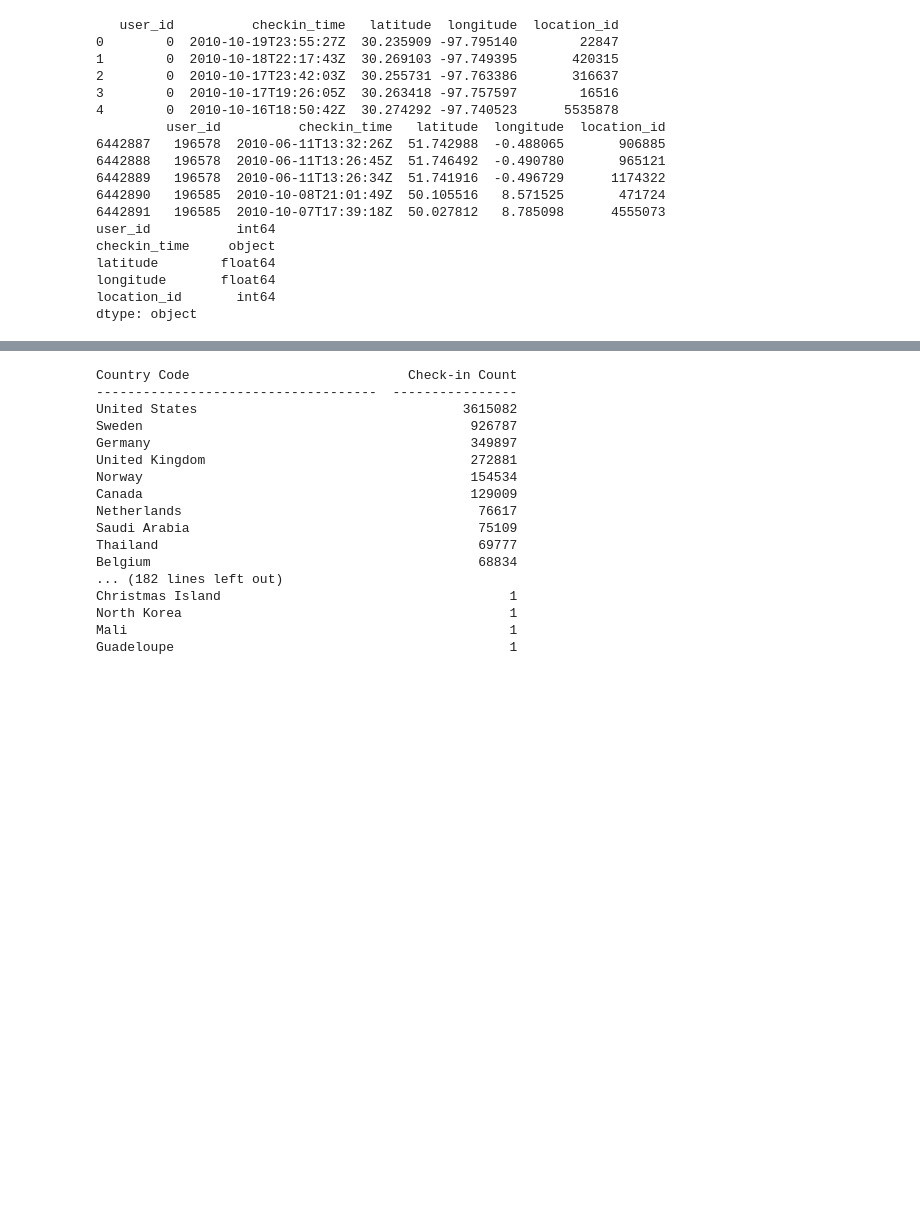
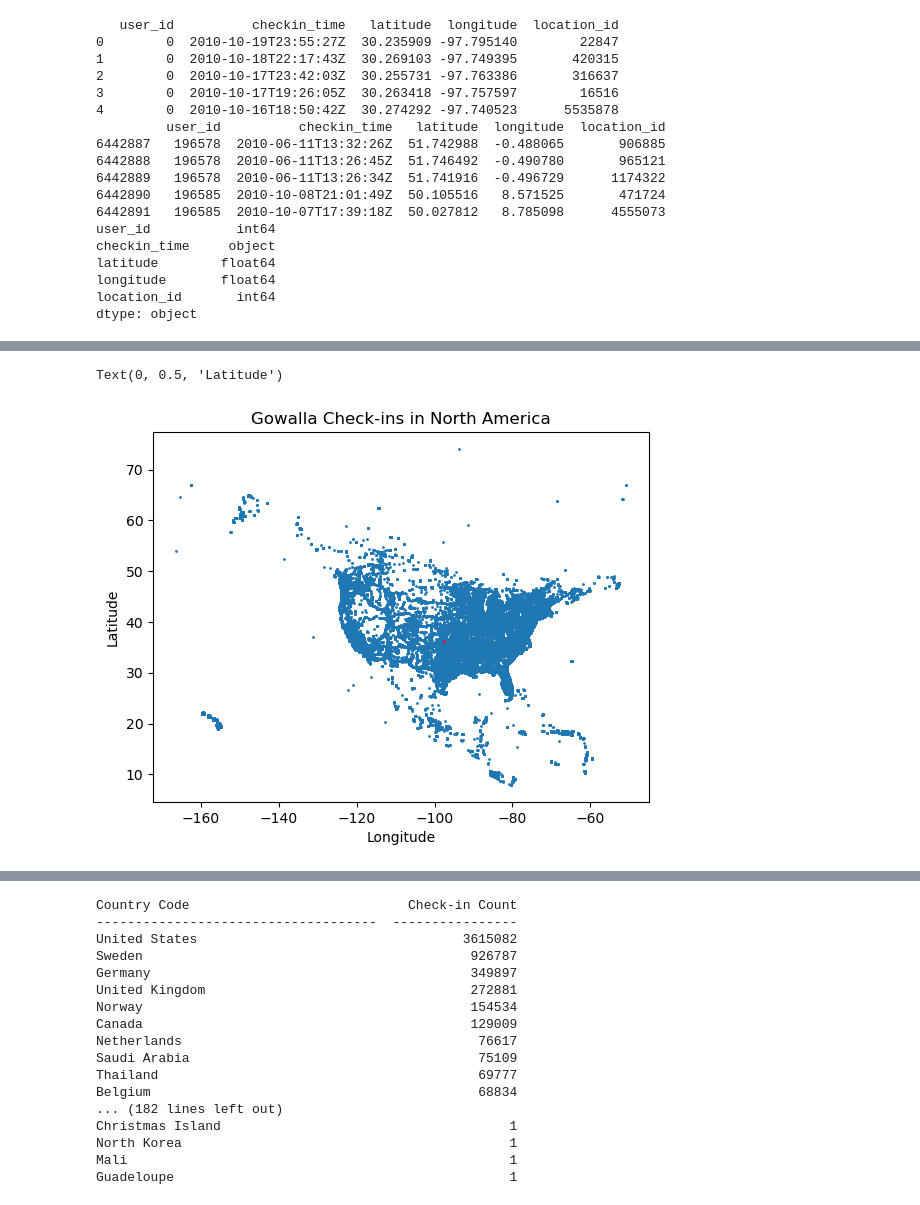
Before and after one commit to RusnacAM/Data-Mining, a Jupyter notebook: data_mining_project_report.ipynb, the cells around one changed output, grey strips where cells are left out. Saved outputs shown, nothing was run; the diff lists cells and outputs as text; code cells hidden in the pictures; blank space fills up the shorter version.

```diff
--- a/data_mining_project_report.ipynb
+++ b/data_mining_project_report.ipynb
@@ -157,0 +272,9 @@ Text(0, 0.5, 'Latitude')
+# %%
+plt.scatter(df[df["continent"] == "North America"]["longitude"], df[df["continent"] == "North America"]["latitude"], s=1, label="North America")
+plt.plot(df[df["continent"] == "North America"]["longitude"].mean(), df[df["continent"] == "North America"]["latitude"].mean(), 'o', c="red", markersize=1, label="North America")
+plt.title("Gowalla Check-ins in North America")
+plt.xlabel("Longitude")
+plt.ylabel("Latitude")
+# %% [output]
+Text(0, 0.5, 'Latitude')
+[figure, added]
```
Also changed, not shown: parts of 32 cells of this notebook.
